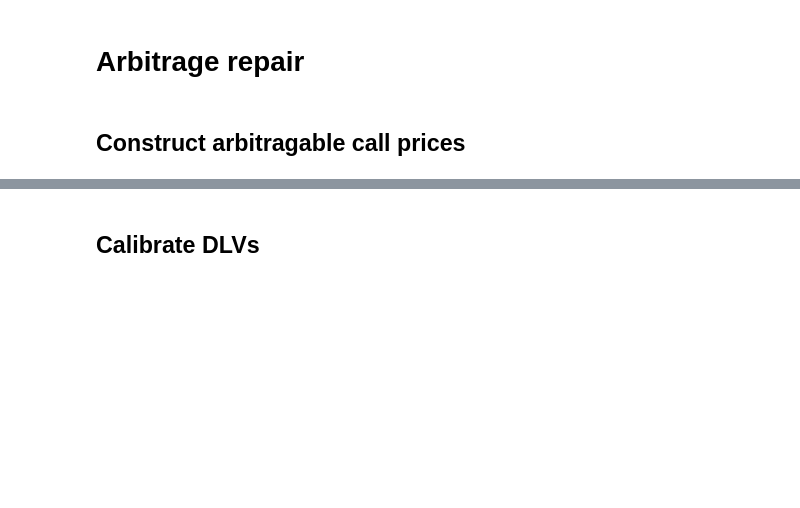
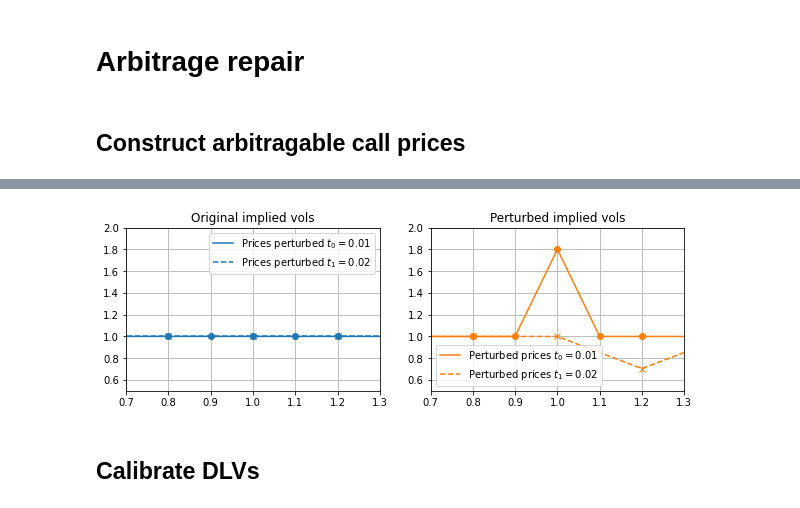
Before and after one commit to mwbrulhardt/gleam, a Jupyter notebook: examples/arbitrage_repair.ipynb, the cells around one changed output, grey strips where cells are left out. Drawn from its saved outputs; the diff is of its cells as text; code cells hidden in the pictures; blank space fills up the shorter version.

```diff
--- a/examples/arbitrage_repair.ipynb
+++ b/examples/arbitrage_repair.ipynb
@@ -60,3 +66,35 @@ plt.show()
+# %%
+from gleam.black_scholes import iv
+
+ivs = iv(prices, spot, strikes, tau)
+ivs_perturbed = iv(prices_perturbed, spot, strikes, tau)
+
+fig, axes = plt.subplots(1,2, figsize=(10, 3))
+
+i = 0
+axes[i].plot(strikes[0], ivs[0], '-', color='C0', label='Prices perturbed $t_0=0.01$')
+axes[i].plot(strikes[0], ivs[0], 'o', color='C0')
+axes[i].plot(strikes[1], ivs[1], '--', color='C0', label='Prices perturbed $t_1=0.02$')
+axes[i].plot(strikes[1], ivs[1], 'x', color='C0', )
+axes[i].grid()
+axes[i].set_ylim(bottom=0.5, top=2)
+axes[i].set_xlim(0.7, 1.3)
+axes[i].legend()
+axes[i].set_title('Original implied vols')
+
+i = 1
+axes[i].plot(strikes[0], ivs_perturbed[0], '-', color='C1', label='Perturbed prices $t_0=0.01$')
+axes[i].plot(strikes[1], ivs_perturbed[1], '--', color='C1', label='Perturbed prices $t_1=0.02$')
+axes[i].plot(strikes[0], ivs_perturbed[0], 'o', color='C1',)
+axes[i].plot(strikes[1], ivs_perturbed[1], 'x', color='C1',)
+axes[i].grid()
+axes[i].set_ylim(bottom=0.5, top=2)
+axes[i].set_xlim(0.7, 1.3)
+axes[i].legend()
+axes[i].set_title('Perturbed implied vols')
+plt.show()
+# %% [output]
+[figure, added]
 # %% [markdown]
 ## Calibrate DLVs
 # %%
```
Also changed, not shown: parts of 5 cells of this notebook.
